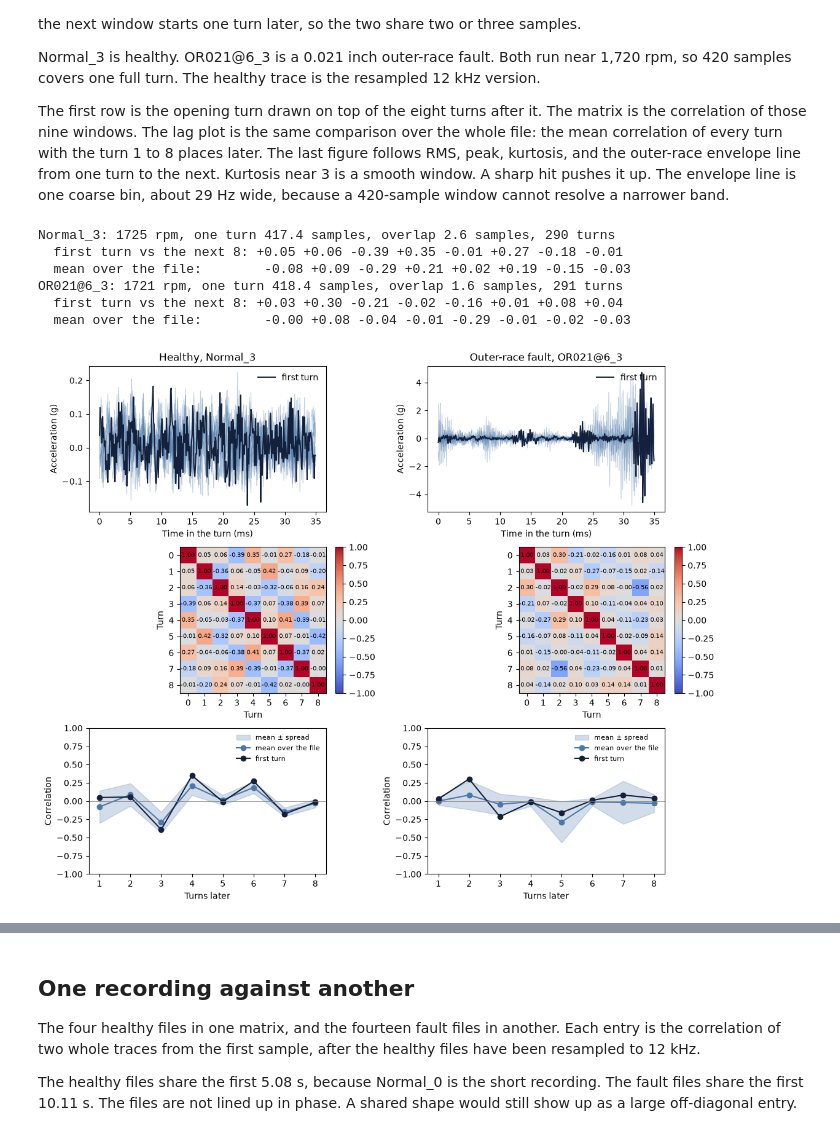
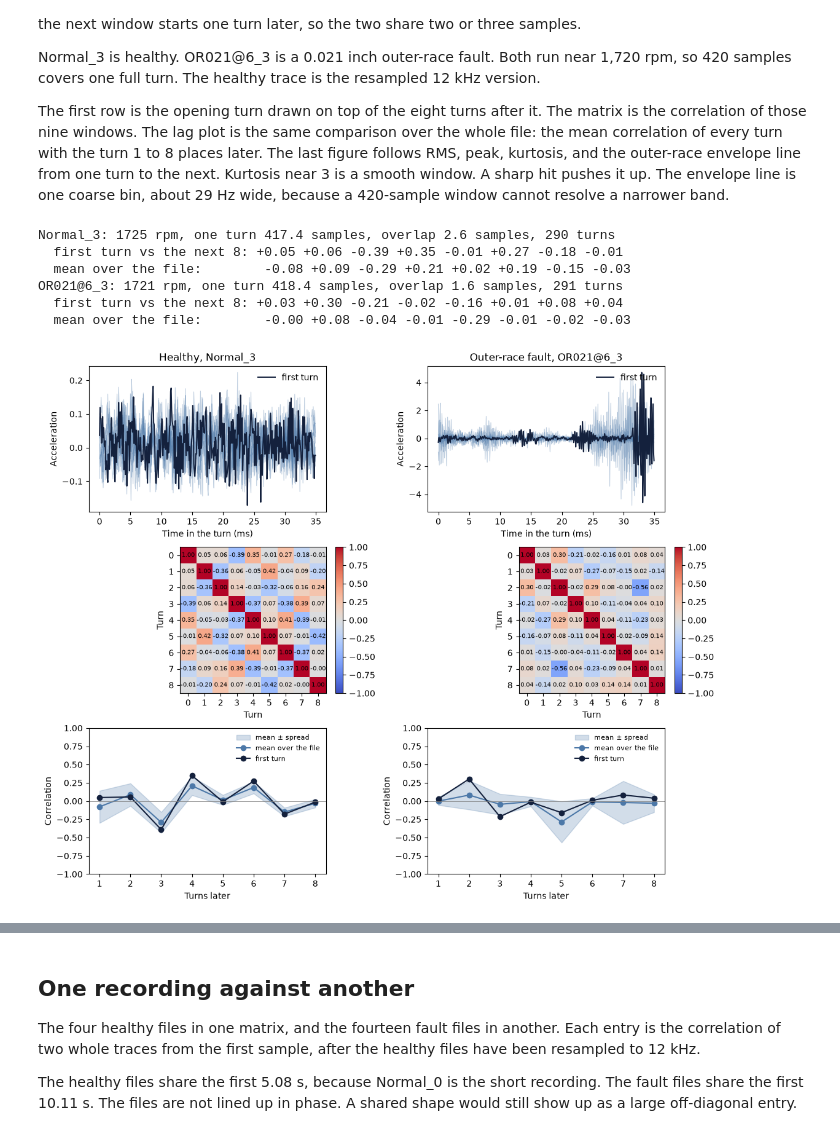
Before and after one commit to wasimahmadpk/ai-vib-codec, a Jupyter notebook: notebooks/cwru_eda.ipynb, the cells around one changed output, grey strips where cells are left out. Drawn from its saved outputs; the diff is of its cells as text; code cells hidden in the pictures.

Commit message:
Stop labeling the lab-motor plots in g.
The CWRU files do not name the unit, so the axis titles no longer claim one.

```diff
--- a/notebooks/cwru_eda.ipynb
+++ b/notebooks/cwru_eda.ipynb
@@ -268,7 +268,7 @@ for column, item in enumerate(chosen):
     wave.plot(time_ms, item["block"][0], color="#14213d", lw=1.4, label="first turn")
     wave.set_title(TITLES[item["name"]])
     wave.set_xlabel("Time in the turn (ms)")
-    wave.set_ylabel("Acceleration (g)")
+    wave.set_ylabel("Acceleration")
     wave.legend(frameon=False, loc="upper right")
 
     grid = axes[1, column]
@@ -299,32 +299,32 @@ for column, item in enumerate(chosen):
         alpha=0.25,
         label="mean ± spread",
     )
     lag_axis.plot(lags, item["lag_mean"], color="#4c78a8", marker="o", label="mean over the file")
     lag_axis.plot(lags, item["opening"], color="#14213d", marker="o", label="first turn")
     lag_axis.axhline(0, color="0.5", lw=0.6)
     lag_axis.set_ylim(-1, 1)
     lag_axis.set_xlabel("Turns later")
     lag_axis.set_ylabel("Correlation")
     lag_axis.legend(frameon=False, fontsize=8)
 
-feature_names = ("RMS (g)", "Peak (g)", "Kurtosis", "Outer-race envelope / RMS")
+feature_names = ("RMS", "Peak", "Kurtosis", "Outer-race envelope / RMS")
 feature_figure, feature_axes = plt.subplots(4, 2, figsize=(11, 8), sharex="col", constrained_layout=True)
 for column, item in enumerate(chosen):
     seconds = item["starts"] / FS
     for row_index, feature_name in enumerate(feature_names):
         axis = feature_axes[row_index, column]
         axis.plot(seconds, item["features"][:, row_index], color="#14213d", lw=0.9)
         axis.set_ylabel(feature_name, fontsize=8)
         if row_index == 0:
             axis.set_title(TITLES[item["name"]])
         if row_index == len(feature_names) - 1:
             axis.set_xlabel("Time (s)")
 plt.show()
 # %% [output]
 Normal_3: 1725 rpm, one turn 417.4 samples, overlap 2.6 samples, 290 turns
   first turn vs the next 8: +0.05 +0.06 -0.39 +0.35 -0.01 +0.27 -0.18 -0.01
   mean over the file:        -0.08 +0.09 -0.29 +0.21 +0.02 +0.19 -0.15 -0.03
 OR021@6_3: 1721 rpm, one turn 418.4 samples, overlap 1.6 samples, 291 turns
   first turn vs the next 8: +0.03 +0.30 -0.21 -0.02 -0.16 +0.01 +0.08 +0.04
   mean over the file:        -0.00 +0.08 -0.04 -0.01 -0.29 -0.01 -0.02 -0.03
-[figure, old version]
+[figure, new version]
```
Also changed, not shown: parts of 1 cell of this notebook.
